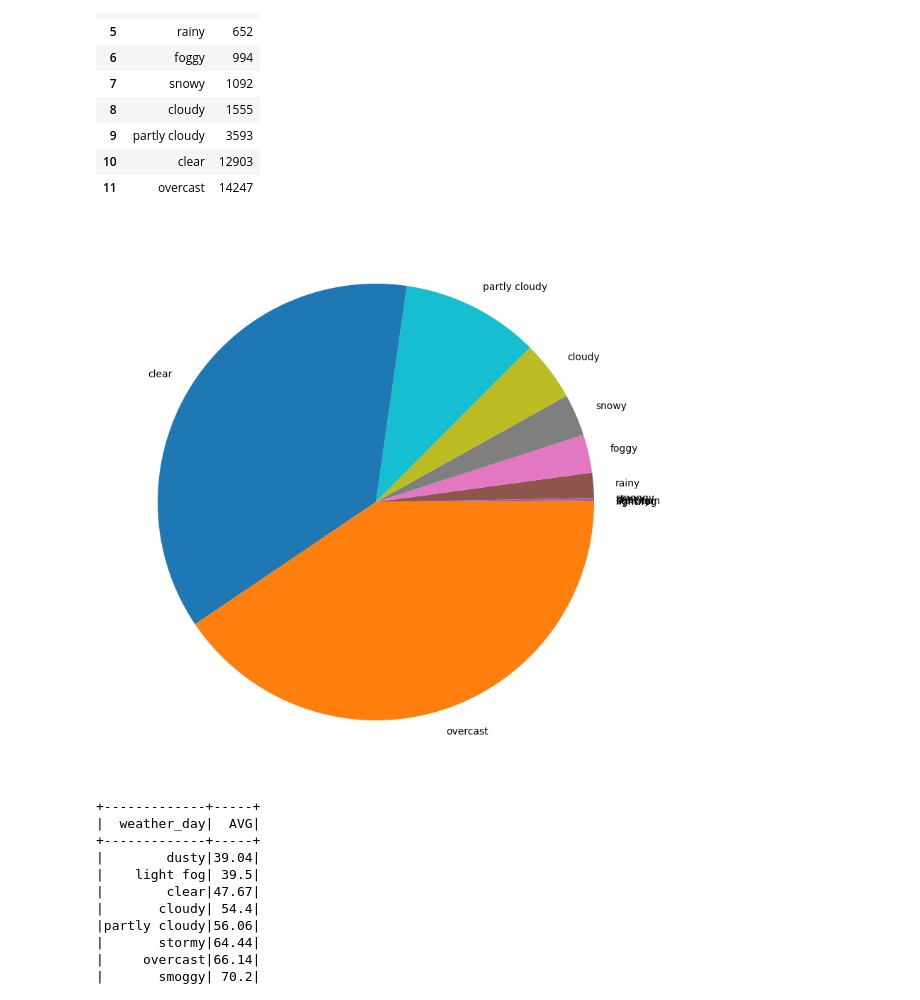
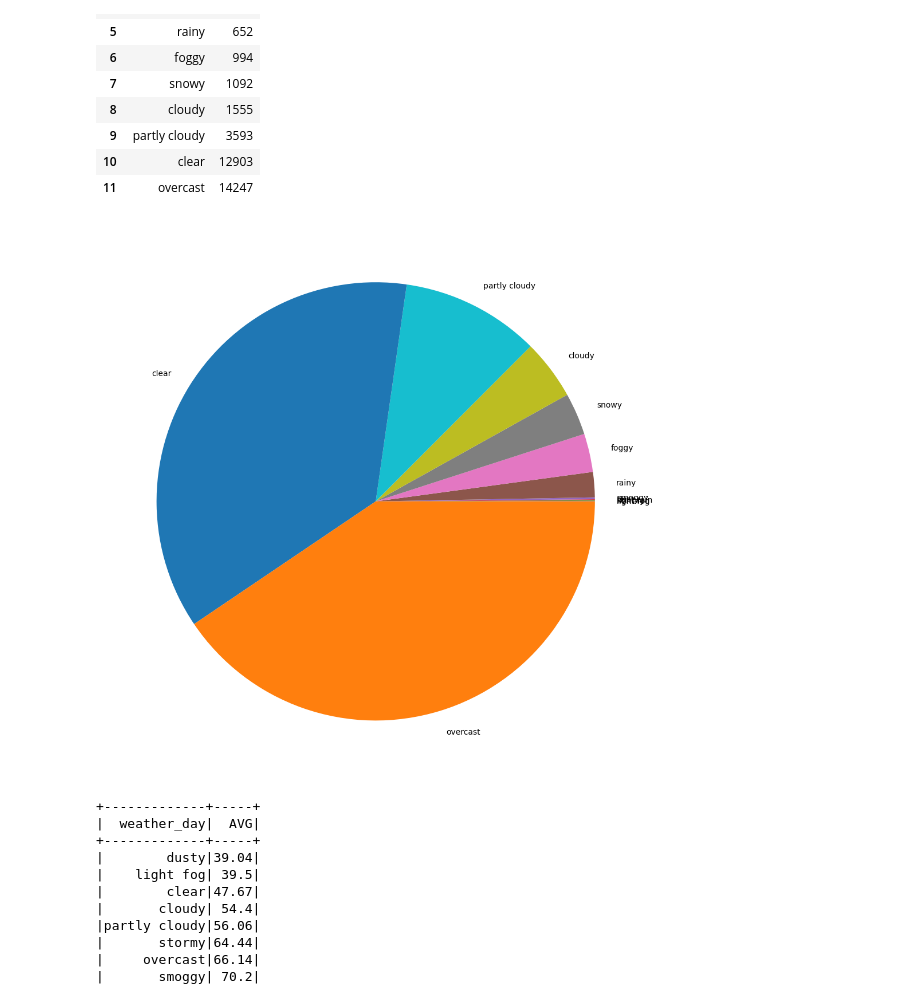
Before and after one commit to olzhas547/Kazakhstan_weather_analytics, a Jupyter notebook: analysis.ipynb, the cells around one changed output. Drawn from its saved outputs; the diff is of its cells as text; code cells hidden in the pictures.

Commit message:
add some visualization

```diff
--- a/analysis.ipynb
+++ b/analysis.ipynb
@@ -605,9 +615,10 @@ weathers_day
 # %%
 fig = plt.figure(figsize =(10, 10))
 plt.pie(weathers_day['count'], labels=weathers_day['weather_day'])
+plt.tight_layout()
 plt.show()
 # %% [output]
-[figure, old version]
+[figure, new version]
 # %%
 df.select('weather_day', 'hum_day').groupBy('weather_day').agg(round(avg('hum_day'), 2).alias('AVG')).orderBy('avg').show()
 # %% [output]
```
Also changed, not shown: parts of 8 cells of this notebook, 2 other files.
